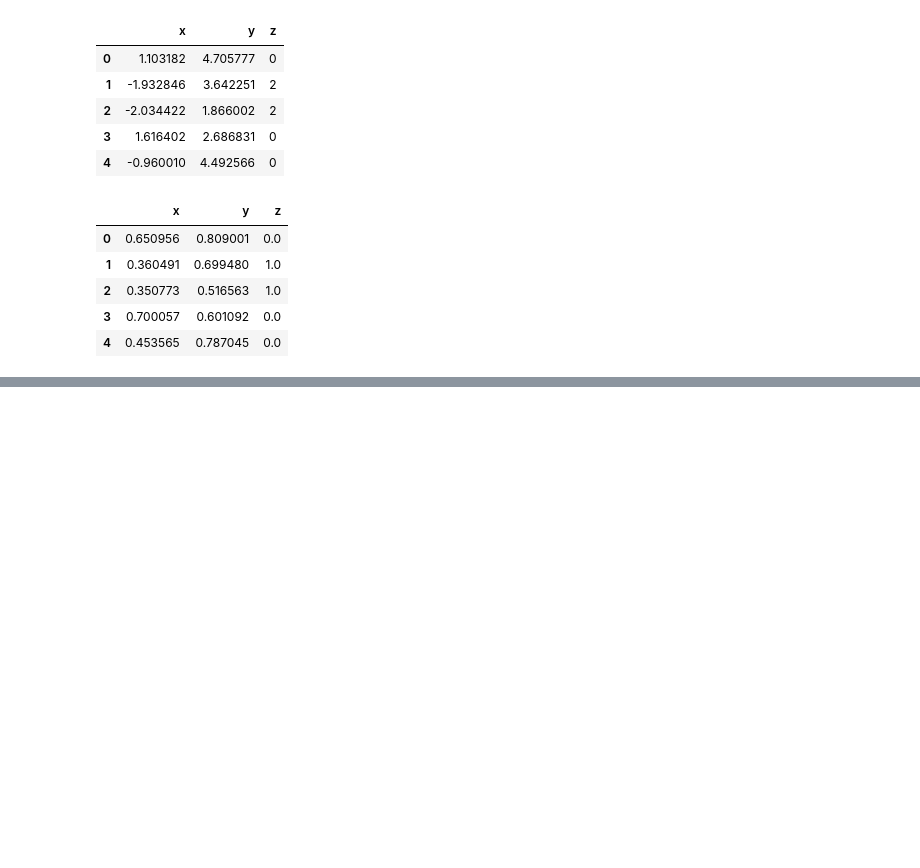
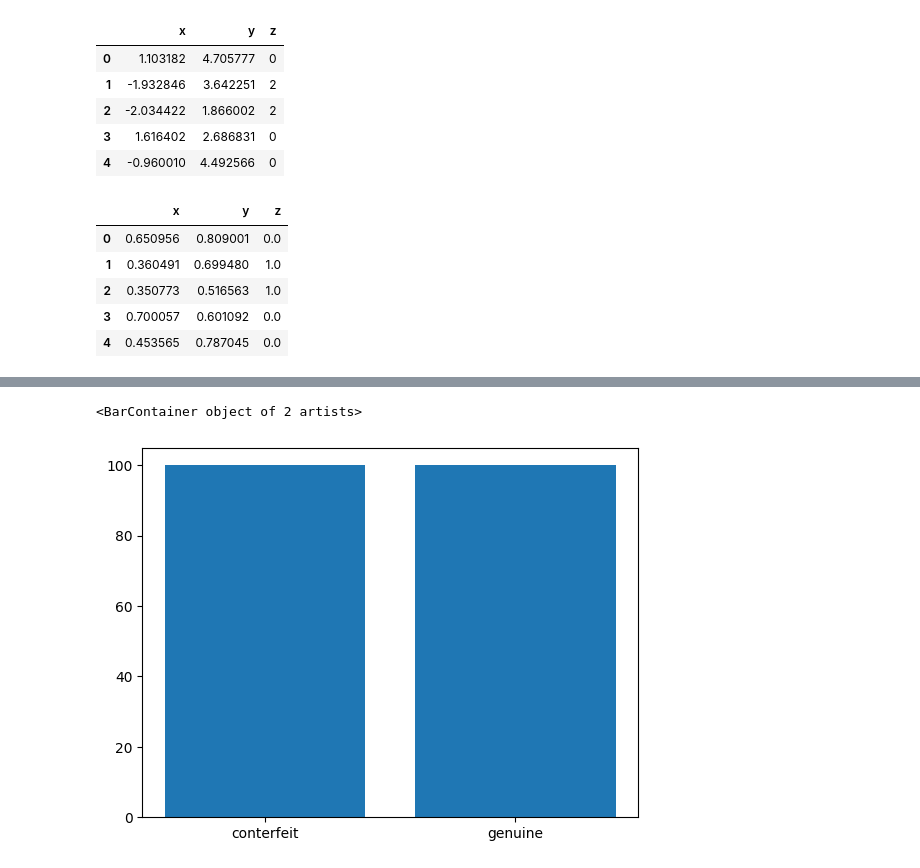
Before and after one commit to MatiPl01/artificial-intelligence-basics, a Jupyter notebook: lab5/lab5.ipynb, the cells around one changed output, grey strips where cells are left out. Cells and saved outputs as stored; diff of their text form; code cells hidden in the pictures; blank space fills up the shorter version.

```diff
--- a/lab5/lab5.ipynb
+++ b/lab5/lab5.ipynb
@@ -138,0 +142,15 @@ ValueError: Number of rows must be a positive integer, not 0
+# %%
+banknotes_column_names = ["Conterfeit",
+                          "Length",
+                          "Left",
+                          "Right",
+                          "Bottom",
+                          "Top",
+                          "Diagonal"]
+
+banknotes_df = pd.read_csv("dataset/banknotes.csv",
+                           names=banknotes_column_names)
+# %%
+scaler = MinMaxScaler()
+normalized_data = scaler.fit_transform(banknotes_df)
+banknotes_df = pd.DataFrame(normalized_data, columns=banknotes_df.columns)
@@ -138,0 +183,5 @@ ValueError: Number of rows must be a positive integer, not 0
+# %%
+plt.bar(["conterfeit","genuine"],[banknotes_df["Conterfeit"].sum(),banknotes_df.shape[0]-banknotes_df["Conterfeit"].sum()])
+# %% [output]
+<BarContainer object of 2 artists>
+[figure, added]
```
Also changed, not shown: parts of 17 cells of this notebook, 1 other file.
